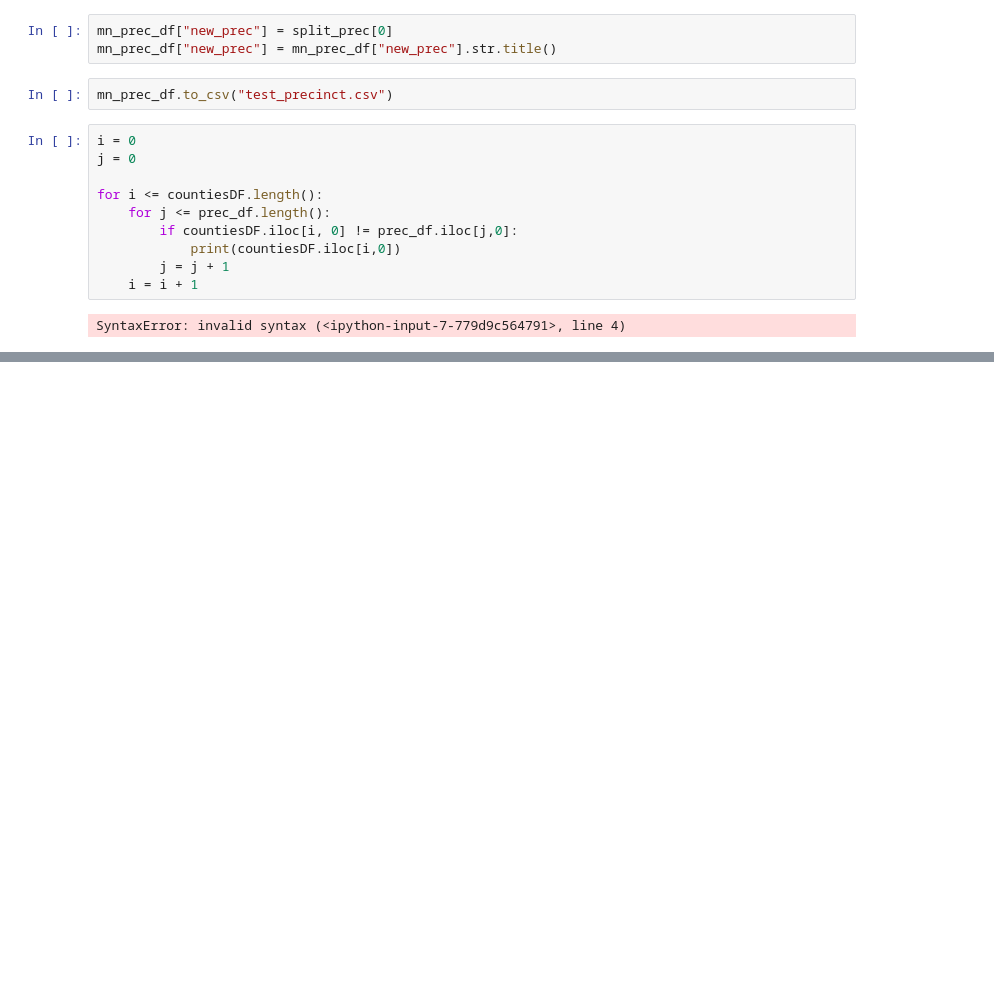
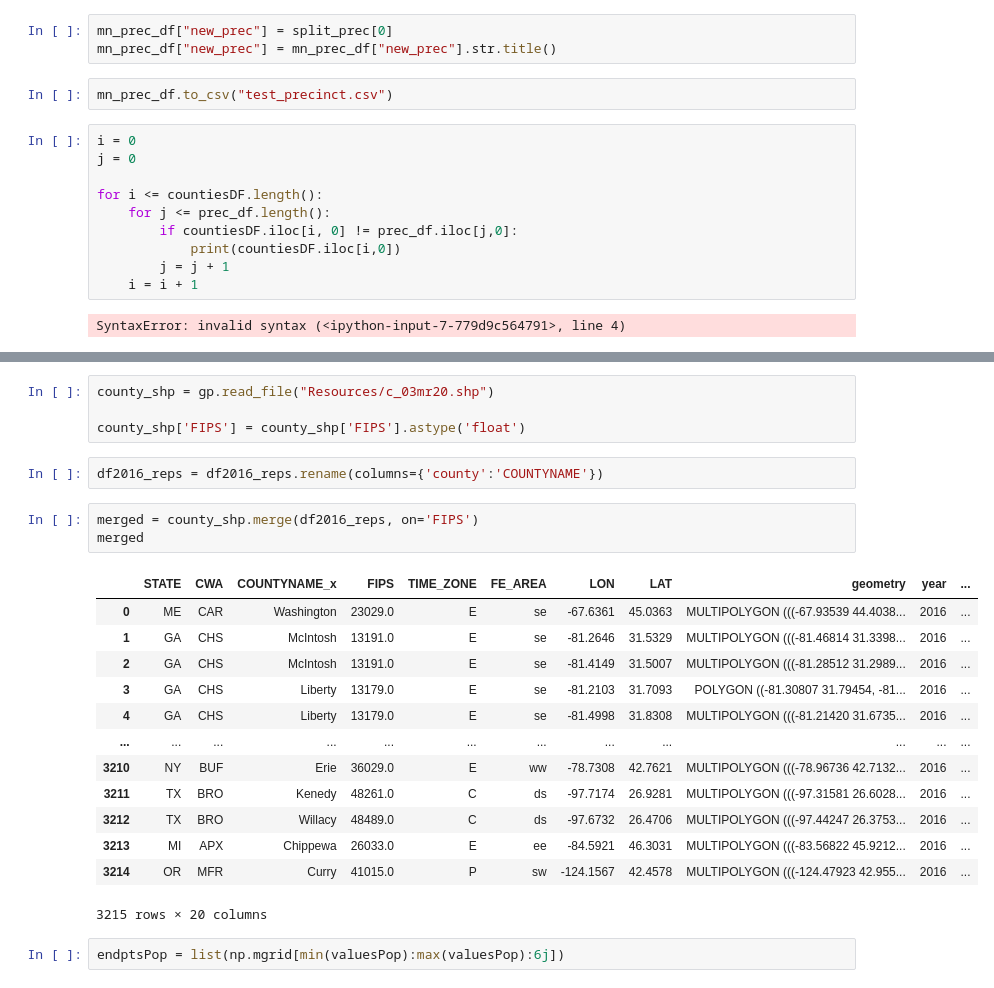
Before and after one commit to VallieTracy/Pres-Election-Partisan-Breakdown, a Jupyter notebook: mak_testing.ipynb, the cells around one changed output, grey strips where cells are left out. Saved outputs shown, nothing was run; the diff lists cells and outputs as text; blank space fills up the shorter version.

```diff
--- a/mak_testing.ipynb
+++ b/mak_testing.ipynb
@@ -75,0 +108,25 @@ SyntaxError: invalid syntax (<ipython-input-7-779d9c564791>, line 4)
+# %%
+county_shp = gp.read_file("Resources/c_03mr20.shp")
+
+county_shp['FIPS'] = county_shp['FIPS'].astype('float')
+# %%
+df2016_reps = df2016_reps.rename(columns={'county':'COUNTYNAME'})
+# %%
+merged = county_shp.merge(df2016_reps, on='FIPS')
+merged
+# %% [output]
+|  | STATE | CWA | COUNTYNAME_x | FIPS | TIME_ZONE | FE_AREA | LON | LAT | geometry | year | ... |
+| 0 | ME | CAR | Washington | 23029.0 | E | se | -67.6361 | 45.0363 | MULTIPOLYGON (((-67.93539 44.4038... | 2016 | ... |
+| 1 | GA | CHS | McIntosh | 13191.0 | E | se | -81.2646 | 31.5329 | MULTIPOLYGON (((-81.46814 31.3398... | 2016 | ... |
+| 2 | GA | CHS | McIntosh | 13191.0 | E | se | -81.4149 | 31.5007 | MULTIPOLYGON (((-81.28512 31.2989... | 2016 | ... |
+| 3 | GA | CHS | Liberty | 13179.0 | E | se | -81.2103 | 31.7093 | POLYGON ((-81.30807 31.79454, -81... | 2016 | ... |
+| 4 | GA | CHS | Liberty | 13179.0 | E | se | -81.4998 | 31.8308 | MULTIPOLYGON (((-81.21420 31.6735... | 2016 | ... |
+| ... | ... | ... | ... | ... | ... | ... | ... | ... | ... | ... | ... |
+| 3210 | NY | BUF | Erie | 36029.0 | E | ww | -78.7308 | 42.7621 | MULTIPOLYGON (((-78.96736 42.7132... | 2016 | ... |
+| 3211 | TX | BRO | Kenedy | 48261.0 | C | ds | -97.7174 | 26.9281 | MULTIPOLYGON (((-97.31581 26.6028... | 2016 | ... |
+| 3212 | TX | BRO | Willacy | 48489.0 | C | ds | -97.6732 | 26.4706 | MULTIPOLYGON (((-97.44247 26.3753... | 2016 | ... |
+| 3213 | MI | APX | Chippewa | 26033.0 | E | ee | -84.5921 | 46.3031 | MULTIPOLYGON (((-83.56822 45.9212... | 2016 | ... |
+| 3214 | OR | MFR | Curry | 41015.0 | P | sw | -124.1567 | 42.4578 | MULTIPOLYGON (((-124.47923 42.955... | 2016 | ... |
+3215 rows × 20 columns
+# %%
+endptsPop = list(np.mgrid[min(valuesPop):max(valuesPop):6j])
```
Also changed, not shown: parts of 8 cells of this notebook, 5 other files.
